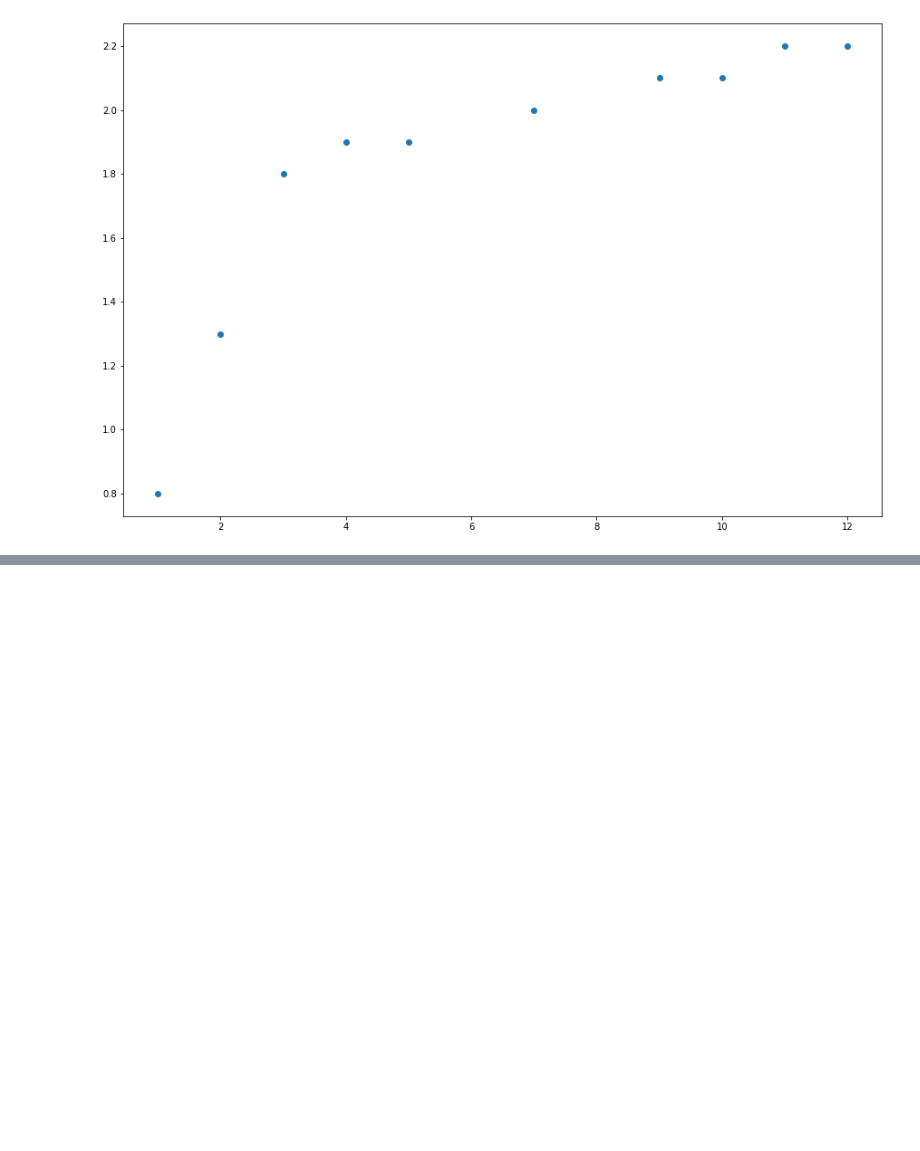
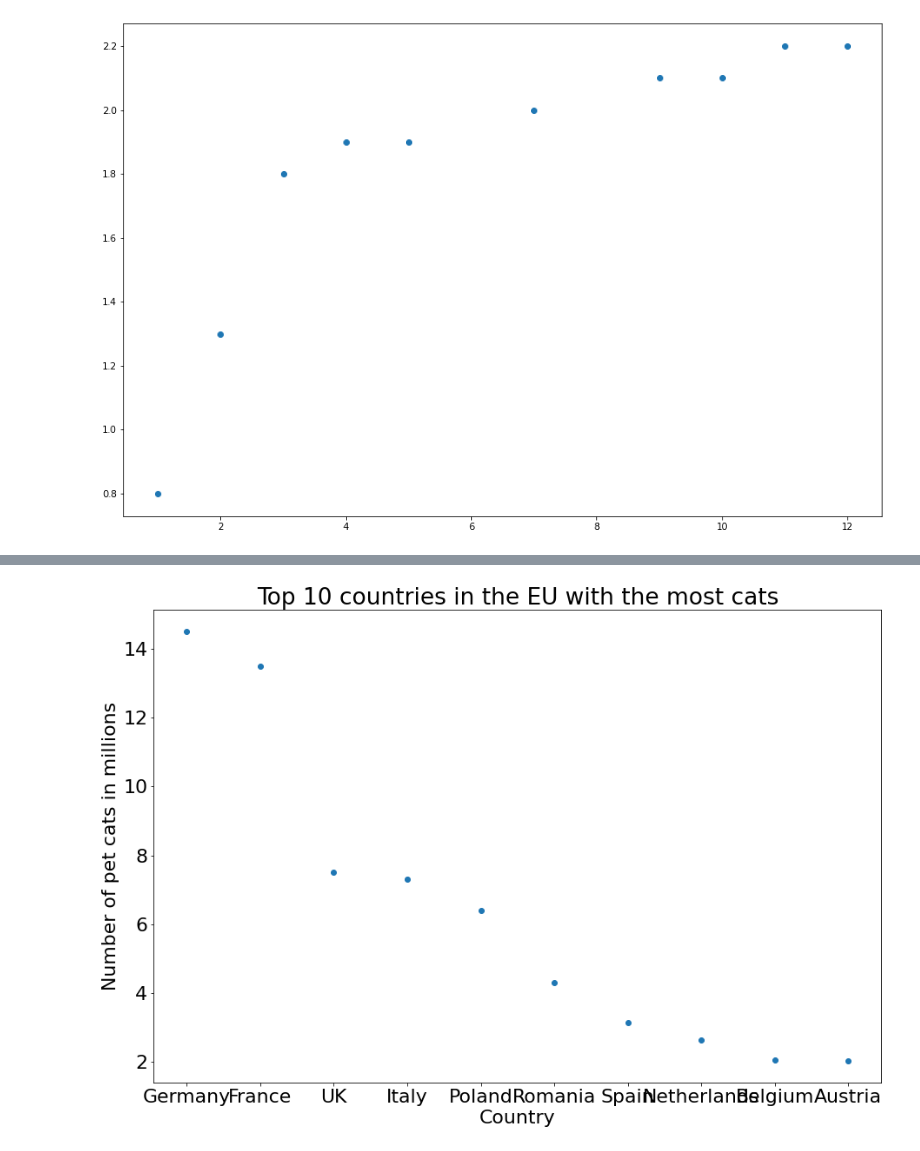
Before and after one commit to Magiduck/matplotlib_workshop, a Jupyter notebook: matplotlib_workshop.ipynb, the cells around one changed output, grey strips where cells are left out. Drawn from its saved outputs; the diff is of its cells as text; code cells hidden in the pictures; blank space fills up the shorter version.

```diff
--- a/matplotlib_workshop.ipynb
+++ b/matplotlib_workshop.ipynb
@@ -128,0 +78,4 @@ plt.show()
+# %%
+# data from https://www.worldatlas.com/articles/10-countries-in-the-european-union-with-most-cats.html
+countries = ["Germany", "France", "UK", "Italy", "Poland", "Romania", "Spain", "Netherlands", "Belgium", "Austria"]
+number_of_cats_in_millions = [14.5, 13.5, 7.5, 7.3, 6.4, 4.3, 3.145, 2.640, 2.050, 2.034]
@@ -128,0 +88,10 @@ plt.show()
+# %%
+plt.figure(figsize=(15, 10))
+plt.plot(countries, number_of_cats_in_millions, 'o')
+# plt.bar(countries, number_of_cats_in_millions)
+plt.xlabel('Country')
+plt.ylabel('Number of pet cats in millions')
+plt.title("Top 10 countries in the EU with the most cats")
+plt.show()
+# %% [output]
+[figure, added]
```
Also changed, not shown: parts of 26 cells of this notebook, 2 other files.
